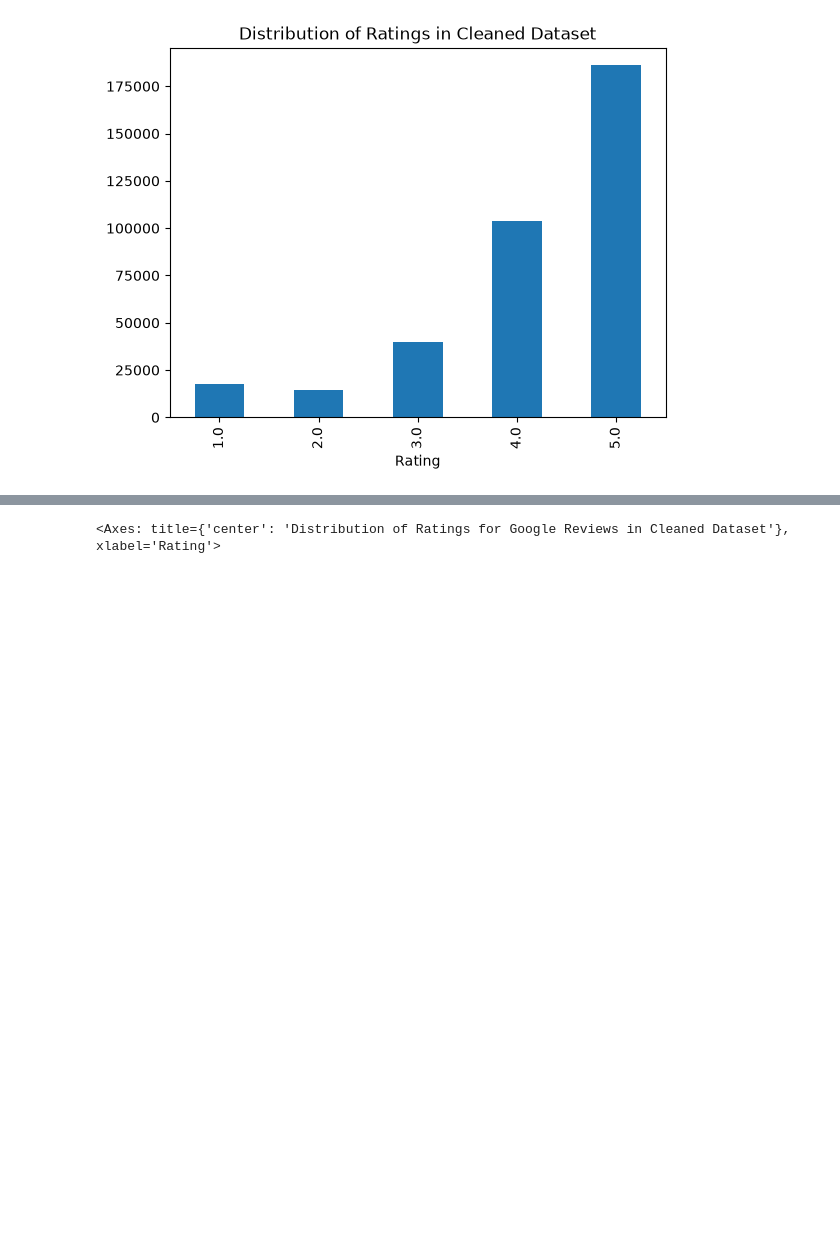
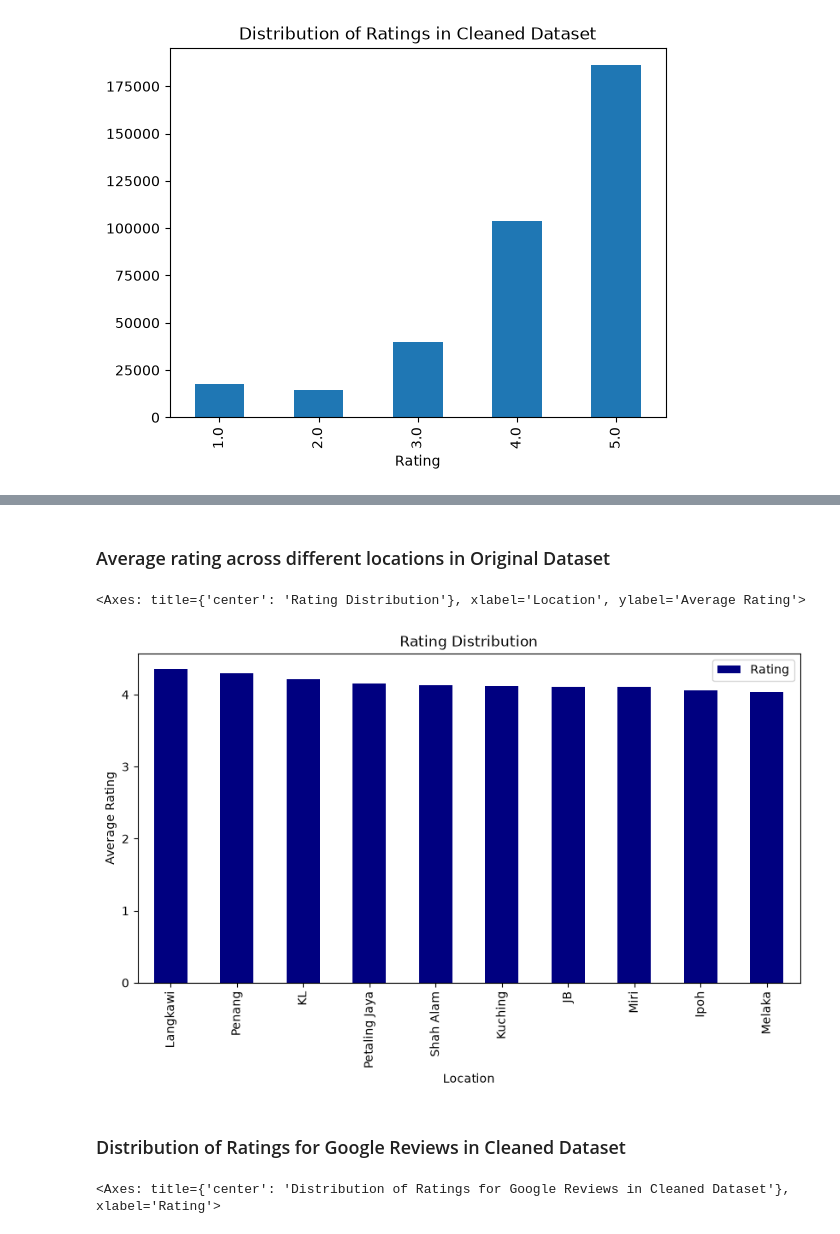
Before and after one commit to senghongC/CDS6344-SOCIAL-MEDIA-COMPUTING-Assignment, a Jupyter notebook: notebooks/02_EDA.ipynb, the cells around one changed output, grey strips where cells are left out. Cells and saved outputs as stored; diff of their text form; code cells hidden in the pictures; blank space fills up the shorter version.

```diff
--- a/notebooks/02_EDA.ipynb
+++ b/notebooks/02_EDA.ipynb
@@ -41,3 +174,18 @@ df_cleaned["Rating"].value_counts().sort_index().plot(kind='bar', title='Distrib
+# %% [markdown]
+### Average rating across different locations in Original Dataset
+# %%
+# Average rating across different locations
+
+df_original.pivot_table(index='Location', values='Rating', aggfunc='mean') \
+    .sort_values('Rating', ascending=False) \
+    .plot(kind='bar', ylabel="Average Rating",
+          title="Rating Distribution", figsize=(10, 5), cmap='jet'
+         )
+# %% [output]
+<Axes: title={'center': 'Rating Distribution'}, xlabel='Location', ylabel='Average Rating'>
+[figure, added]
+# %% [markdown]
+### Distribution of Ratings for Google Reviews in Cleaned Dataset
 # %%
 # Rating distribution for Google Reviews in the cleaned dataset
 df_cleaned[df_cleaned["Platform"] == "Google"]["Rating"].value_counts().sort_index().plot(kind='bar', title='Distribution of Ratings for Google Reviews in Cleaned Dataset')
```
Also changed, not shown: parts of 48 cells of this notebook, 26 other files.
